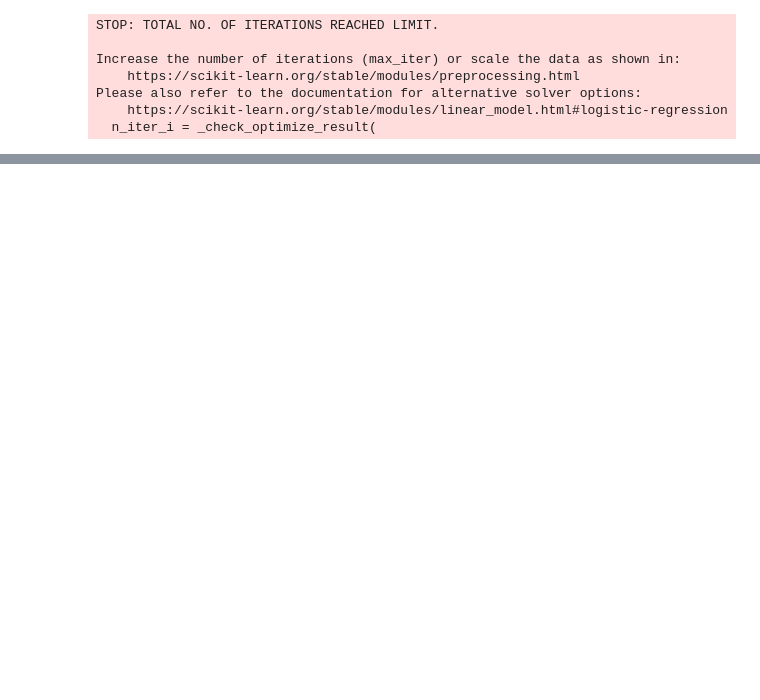
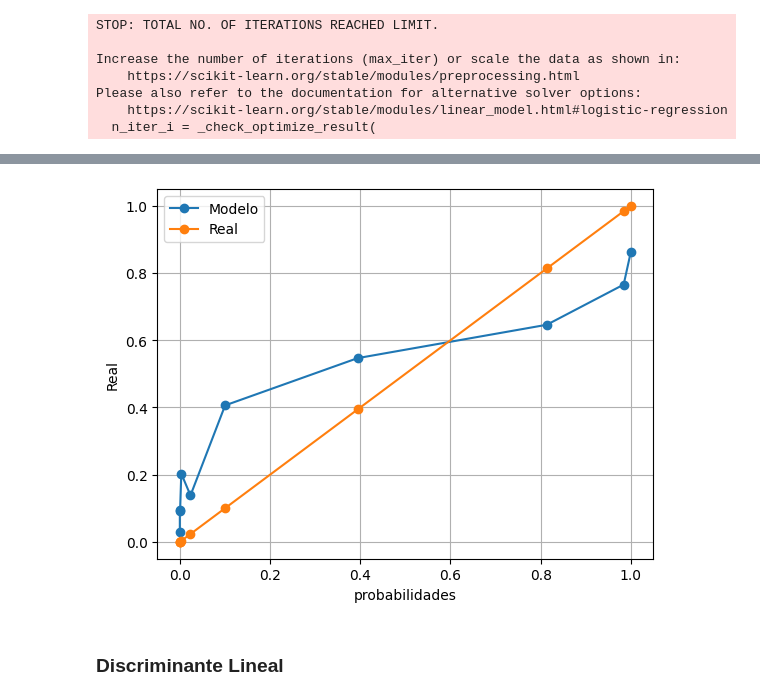
Before and after one commit to ppmelch/Lab-Aprendizaje-Estad-stico, a Jupyter notebook: Tareas/T 5/Tarea 5.ipynb, the cells around one changed output, grey strips where cells are left out. Cells and saved outputs as stored; diff of their text form; code cells hidden in the pictures; blank space fills up the shorter version.

```diff
--- a/Tareas/T 5/Tarea 5.ipynb
+++ b/Tareas/T 5/Tarea 5.ipynb
@@ -329,0 +160,15 @@ plt.show()
+# %%
+pipeline = Pipeline([
+     ('scaler', StandardScaler()),
+     ('poly_features', PolynomialFeatures(degree=3)),
+     ('model', linear_model.LogisticRegression(penalty='l2'))
+])
+
+pipeline.fit(X_train, y_train)
+probabilidades_modelo3 = pipeline.predict_proba(X_test)[:, 1]
+# %%
+calibracion(probabilidades_modelo3, y_test, 10)
+# %% [output]
+[figure, added]
+# %% [markdown]
+### Discriminante Lineal
```
Also changed, not shown: parts of 64 cells of this notebook.
